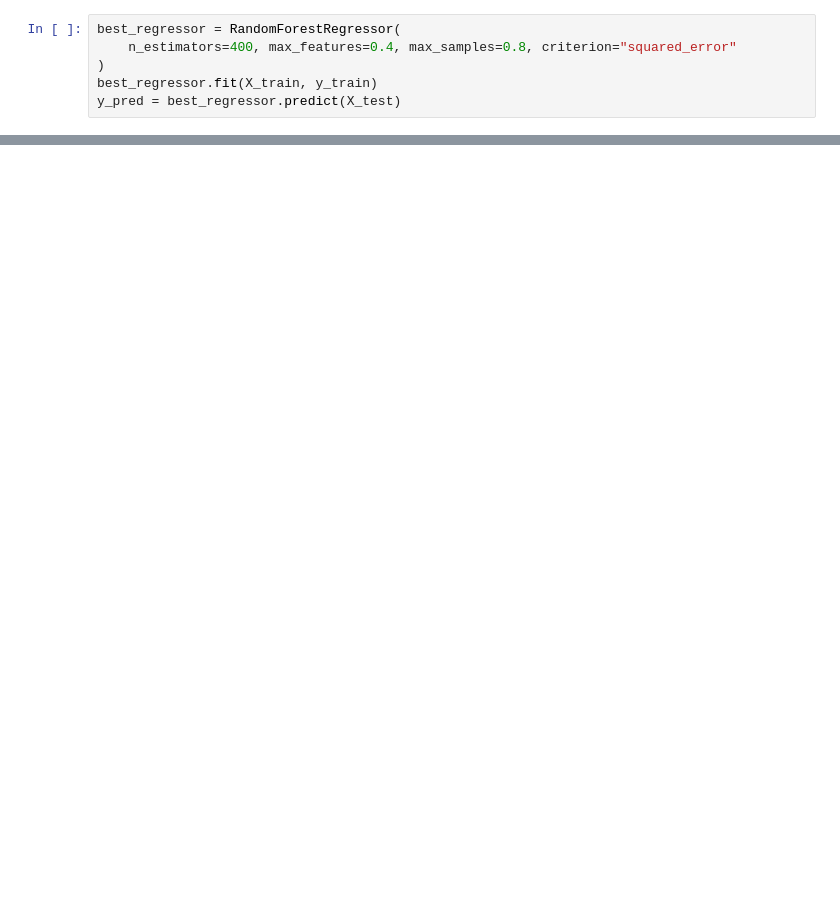
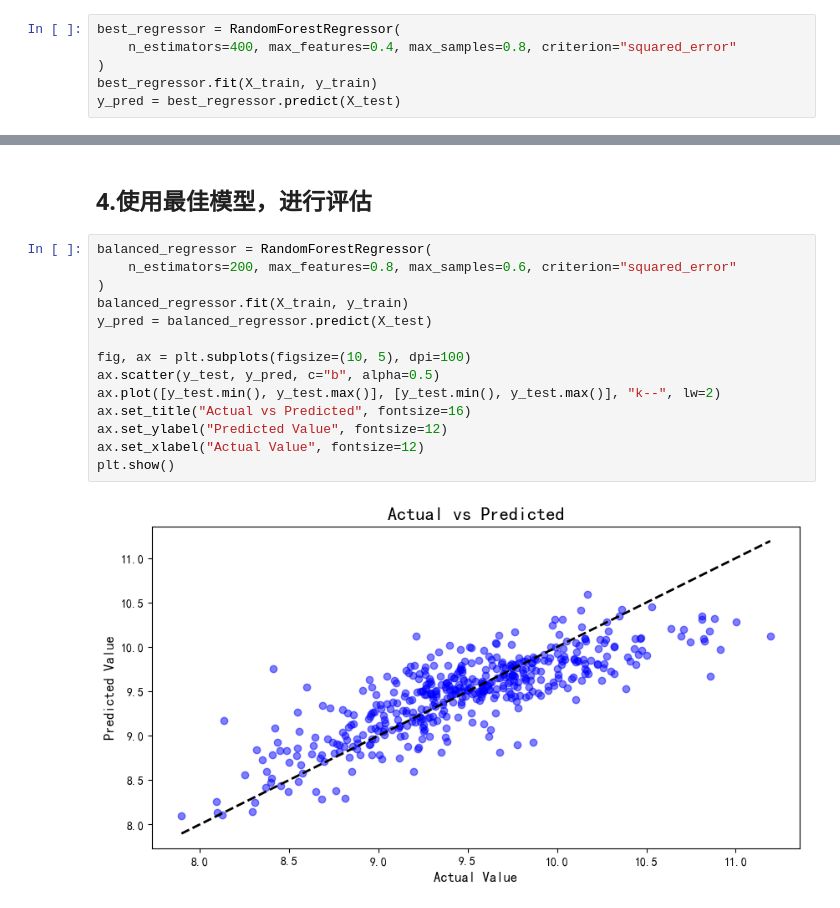
Before and after one commit to FantasySilence/DataAnalysisFinal, a Jupyter notebook: main_mymodule.ipynb, the cells around one changed output, grey strips where cells are left out. Drawn from its saved outputs; the diff is of its cells as text; blank space fills up the shorter version.

```diff
--- a/main_mymodule.ipynb
+++ b/main_mymodule.ipynb
@@ -198,0 +334,18 @@ plt.show()
+# %% [markdown]
+## 4.使用最佳模型，进行评估
+# %%
+balanced_regressor = RandomForestRegressor(
+    n_estimators=200, max_features=0.8, max_samples=0.6, criterion="squared_error"
+)
+balanced_regressor.fit(X_train, y_train)
+y_pred = balanced_regressor.predict(X_test)
+
+fig, ax = plt.subplots(figsize=(10, 5), dpi=100)
+ax.scatter(y_test, y_pred, c="b", alpha=0.5)
+ax.plot([y_test.min(), y_test.max()], [y_test.min(), y_test.max()], "k--", lw=2)
+ax.set_title("Actual vs Predicted", fontsize=16)
+ax.set_ylabel("Predicted Value", fontsize=12)
+ax.set_xlabel("Actual Value", fontsize=12)
+plt.show()
+# %% [output]
+[figure, added]
```
Also changed, not shown: parts of 24 cells of this notebook, 1 other file.
